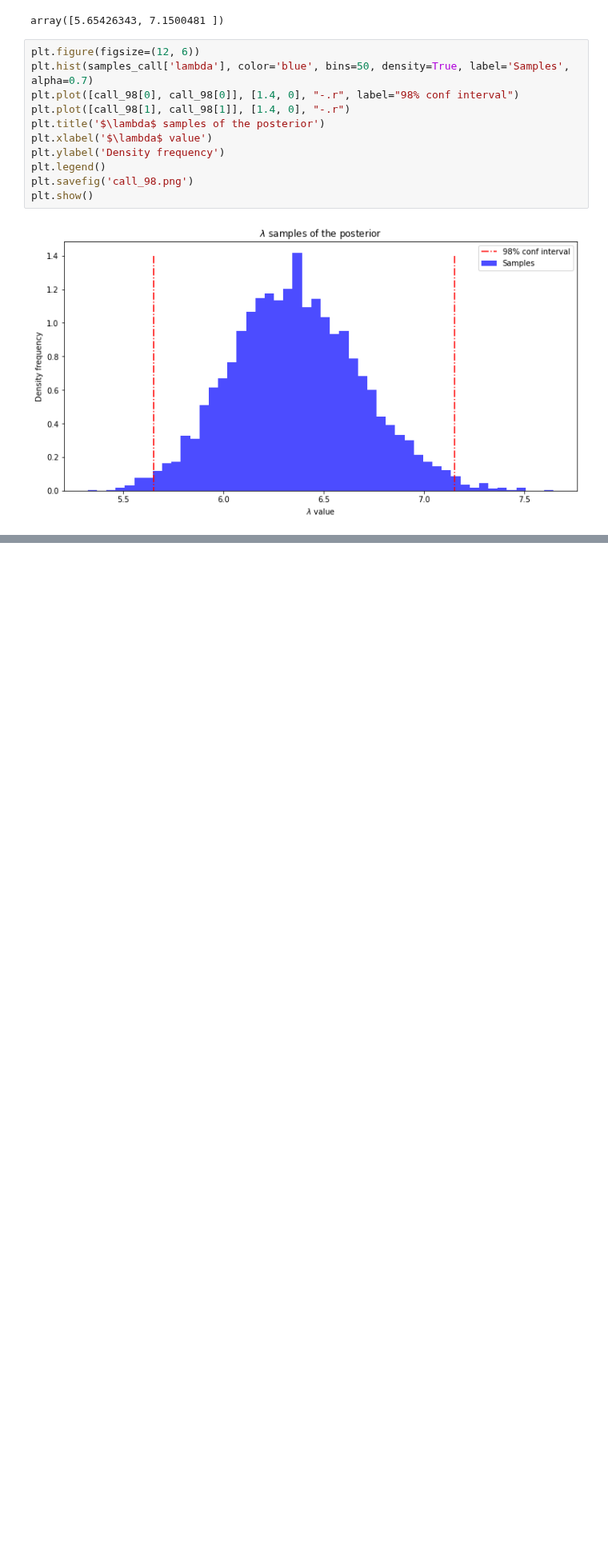
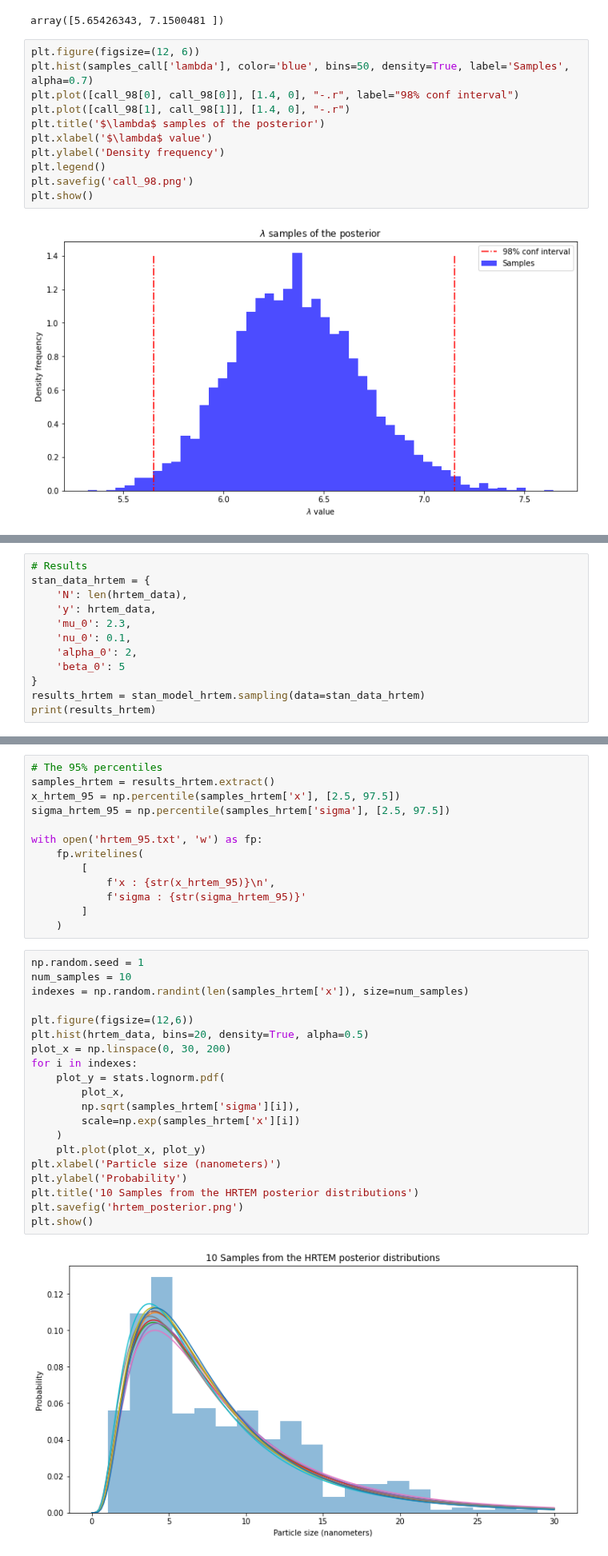
Before and after one commit to Inventrohyder/cs146, a Jupyter notebook: Assignments/assignment-3/notebook.ipynb, the cells around one changed output, grey strips where cells are left out. Shown at 80% size. Drawn from its saved outputs; the diff is of its cells as text; blank space fills up the shorter version.

```diff
--- a/Assignments/assignment-3/notebook.ipynb
+++ b/Assignments/assignment-3/notebook.ipynb
@@ -482,0 +532,12 @@ plt.show()
+# %%
+# Results
+stan_data_hrtem = {
+    'N': len(hrtem_data),
+    'y': hrtem_data,
+    'mu_0': 2.3,
+    'nu_0': 0.1,
+    'alpha_0': 2,
+    'beta_0': 5
+}
+results_hrtem = stan_model_hrtem.sampling(data=stan_data_hrtem)
+print(results_hrtem)
@@ -482,0 +560,35 @@ plt.show()
+# %%
+# The 95% percentiles
+samples_hrtem = results_hrtem.extract()
+x_hrtem_95 = np.percentile(samples_hrtem['x'], [2.5, 97.5])
+sigma_hrtem_95 = np.percentile(samples_hrtem['sigma'], [2.5, 97.5])
+
+with open('hrtem_95.txt', 'w') as fp:
+    fp.writelines(
+        [
+            f'x : {str(x_hrtem_95)}\n',
+            f'sigma : {str(sigma_hrtem_95)}'
+        ]
+    )
+# %%
+np.random.seed = 1
+num_samples = 10
+indexes = np.random.randint(len(samples_hrtem['x']), size=num_samples)
+
+plt.figure(figsize=(12,6))
+plt.hist(hrtem_data, bins=20, density=True, alpha=0.5)
+plot_x = np.linspace(0, 30, 200)
+for i in indexes:
+    plot_y = stats.lognorm.pdf(
+        plot_x,
+        np.sqrt(samples_hrtem['sigma'][i]),
+        scale=np.exp(samples_hrtem['x'][i])
+    )
+    plt.plot(plot_x, plot_y)
+plt.xlabel('Particle size (nanometers)')
+plt.ylabel('Probability')
+plt.title('10 Samples from the HRTEM posterior distributions')
+plt.savefig('hrtem_posterior.png')
+plt.show()
+# %% [output]
+[figure, added]
```
Also changed, not shown: parts of 40 cells of this notebook, 4 other files.
